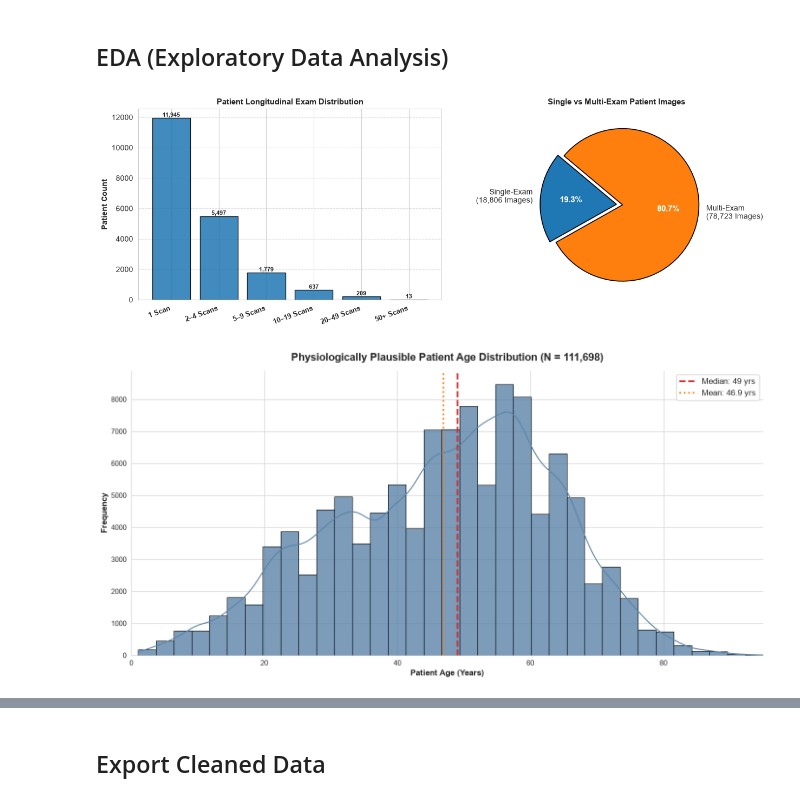
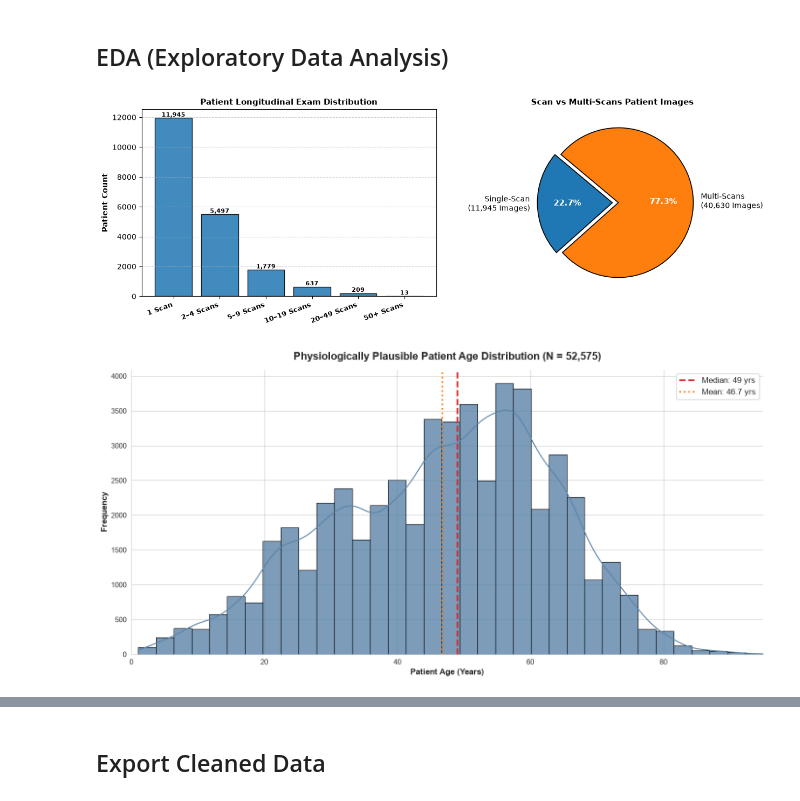
Before and after one commit to aashour06/MediVision-AI, a Jupyter notebook: notebooks/cleaning.ipynb, the cells around one changed output, grey strips where cells are left out. Drawn from its saved outputs; the diff is of its cells as text; code cells hidden in the pictures.

```diff
--- a/notebooks/cleaning.ipynb
+++ b/notebooks/cleaning.ipynb
@@ -327,3 +329,7 @@ Name: count, dtype: int64
+# %%
+df_balanced["finding_labels"] = df_balanced["finding_labels"].apply(
+    lambda x: sorted(x.split("|"))
+)
 # %% [markdown]
 ## Image Metadata Sanity Check
 # %%
@@ -429,18 +435,18 @@ ax1.grid(
 )
 
 # =========================
-# 2. Single vs Multi-Exam Images
+# 2. Scan vs Multi-Scans Images
 # =========================
 
 single_imgs = (
-    df["patient_id"]
+    df_balanced["patient_id"]
     .map(patient_scan_counts)
     .eq(1)
     .sum()
 )
 
 repeat_imgs = (
-    df["patient_id"]
+    df_balanced["patient_id"]
     .map(patient_scan_counts)
     .gt(1)
     .sum()
@@ -450,50 +456,50 @@ wedges, texts, autotexts = ax2.pie(
     [single_imgs, repeat_imgs],
 
     labels=[
-        f"Single-Exam\n({single_imgs:,} Images)",
-        f"Multi-Exam\n({repeat_imgs:,} Images)"
+        f"Single-Scan\n({single_imgs:,} Images)",
+        f"Multi-Scans\n({repeat_imgs:,} Images)"
     ],
 
     autopct="%1.1f%%",
 
     startangle=140,
 
     explode=(0, 0.08),
 
     wedgeprops={
         "edgecolor": "black",
         "linewidth": 1.2
     }
 )
 
 for text in autotexts:
 
     text.set_color("white")
     text.set_fontweight("bold")
     text.set_fontsize(10.5)
 
 
 ax2.set_title(
-    "Single vs Multi-Exam Patient Images",
+    "Scan vs Multi-Scans Patient Images",
     fontsize=11,
     fontweight="bold"
 )
 
 
 plt.tight_layout()
 plt.show()
 # %% [output]
-[figure, old version]
+[figure, new version]
 # %%
-mean_age = df['patient_age'].mean()
-median_age = df['patient_age'].median()
-total_count = len(df)
+mean_age = df_balanced['patient_age'].mean()
+median_age = df_balanced['patient_age'].median()
+total_count = len(df_balanced)
 
 plt.figure(figsize=(14, 7))
 sns.set_style("whitegrid")
 
 
-sns.histplot(data=df, x='patient_age', bins=35, kde=True,
+sns.histplot(data=df_balanced, x='patient_age', bins=35, kde=True,
              color='#5b84a9', edgecolor='black', alpha=0.8, linewidth=0.8)
 
 
@@ -525,4 +531,4 @@ sns.despine(left=False, bottom=False)
 plt.tight_layout()
 plt.show()
 # %% [output]
-[figure, old version]
+[figure, new version]
```
Also changed, not shown: parts of 8 cells of this notebook, 2 other files.
